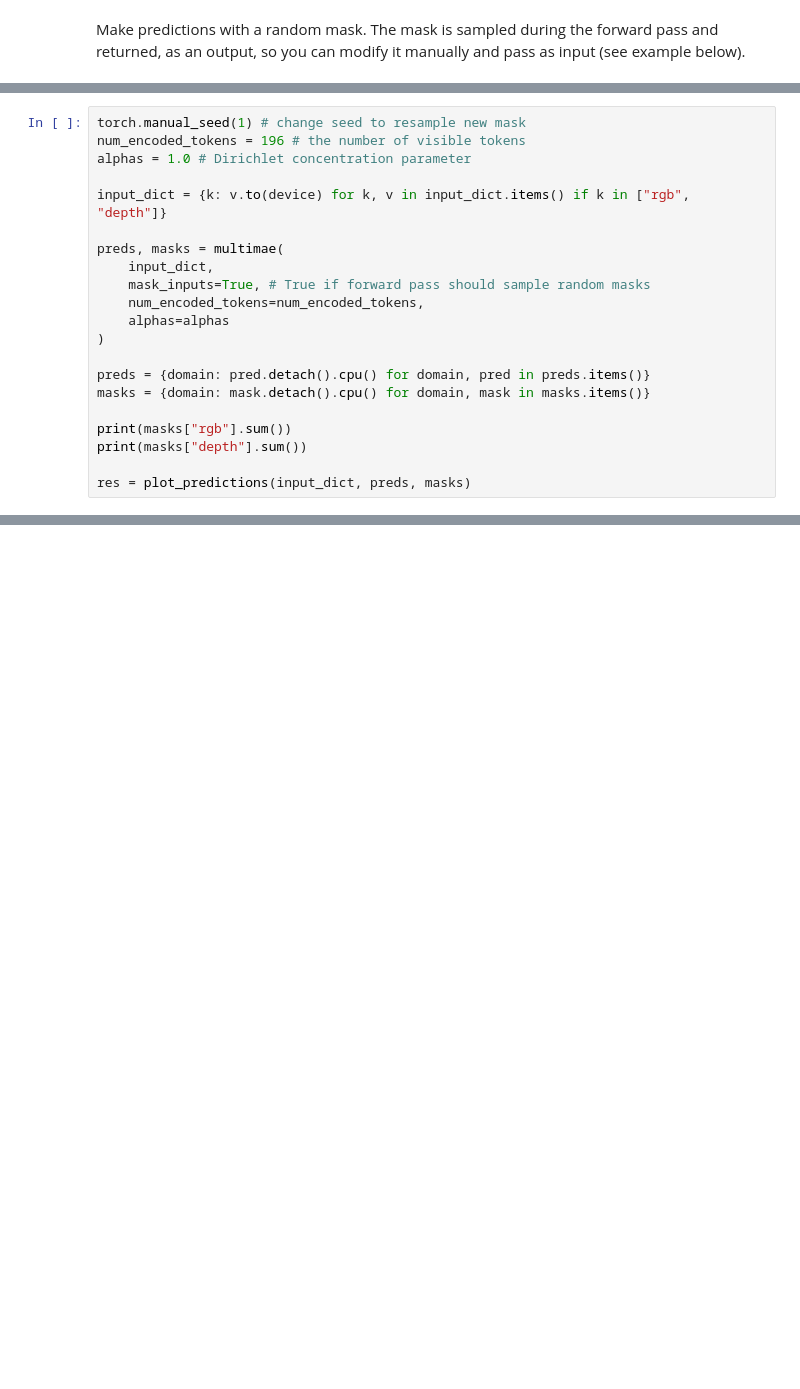
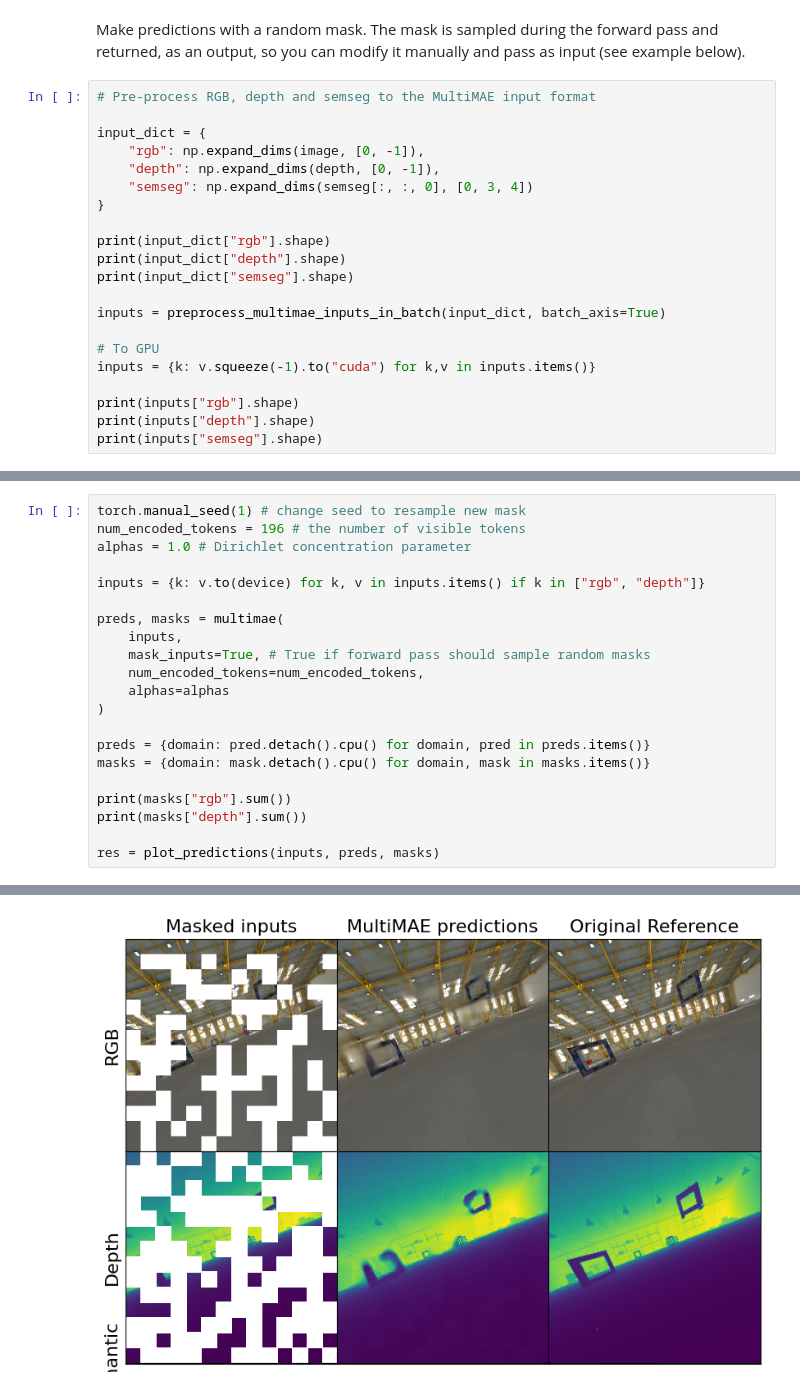
Before and after one commit to xingcw/MultiMAE, a Jupyter notebook: notebooks/test_custom_multimae.ipynb, the cells around one changed output, grey strips where cells are left out. Saved outputs shown, nothing was run; the diff lists cells and outputs as text; blank space fills up the shorter version.

```diff
--- a/notebooks/test_custom_multimae.ipynb
+++ b/notebooks/test_custom_multimae.ipynb
@@ -155,2 +122,23 @@ torch.Size([1, 56, 56])
 # %% [markdown]
 Make predictions with a random mask. The mask is sampled during the forward pass and returned, as an output, so you can modify it manually and pass as input (see example below).
+# %%
+# Pre-process RGB, depth and semseg to the MultiMAE input format
+
+input_dict = {
+    "rgb": np.expand_dims(image, [0, -1]),
+    "depth": np.expand_dims(depth, [0, -1]),
+    "semseg": np.expand_dims(semseg[:, :, 0], [0, 3, 4])
+}
+
+print(input_dict["rgb"].shape)
+print(input_dict["depth"].shape)
+print(input_dict["semseg"].shape)
+
+inputs = preprocess_multimae_inputs_in_batch(input_dict, batch_axis=True)
+
+# To GPU
+inputs = {k: v.squeeze(-1).to("cuda") for k,v in inputs.items()}
+
+print(inputs["rgb"].shape)
+print(inputs["depth"].shape)
+print(inputs["semseg"].shape)
@@ -159,10 +154,10 @@ torch.manual_seed(1) # change seed to resample new mask
 num_encoded_tokens = 196 # the number of visible tokens
 alphas = 1.0 # Dirichlet concentration parameter
 
-input_dict = {k: v.to(device) for k, v in input_dict.items() if k in ["rgb", "depth"]}
+inputs = {k: v.to(device) for k, v in inputs.items() if k in ["rgb", "depth"]}
 
 preds, masks = multimae(
-    input_dict,
+    inputs,
     mask_inputs=True, # True if forward pass should sample random masks
     num_encoded_tokens=num_encoded_tokens,
     alphas=alphas
@@ -174,4 +169,5 @@ masks = {domain: mask.detach().cpu() for domain, mask in masks.items()}
 print(masks["rgb"].sum())
 print(masks["depth"].sum())
 
-res = plot_predictions(input_dict, preds, masks)
+res = plot_predictions(inputs, preds, masks)
+# %% [output]
@@ -178,3 +176,4 @@ res = plot_predictions(input_dict, preds, masks)
+[figure, added]
 # %%
 task_masks = {k: v.to(device) for k, v in masks.items()}
 
```
Also changed, not shown: parts of 7 cells of this notebook, 7 other files.
